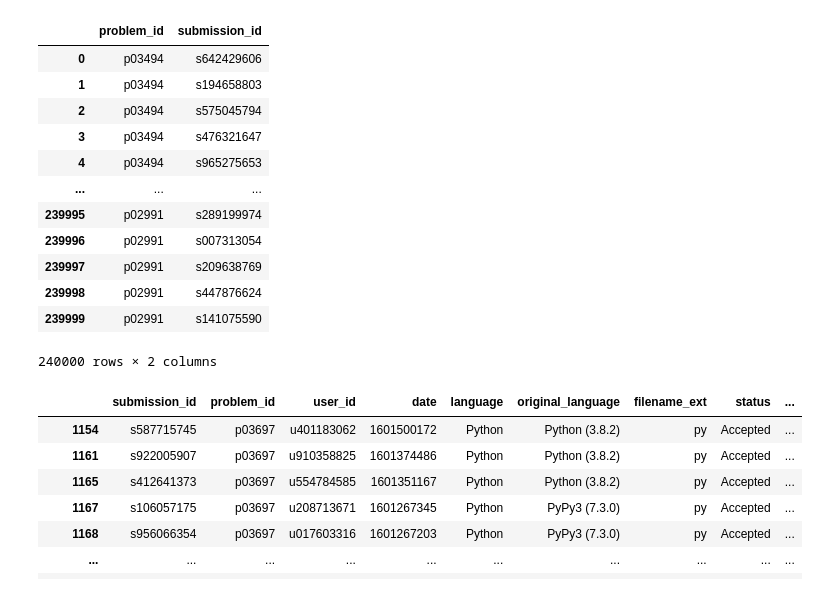
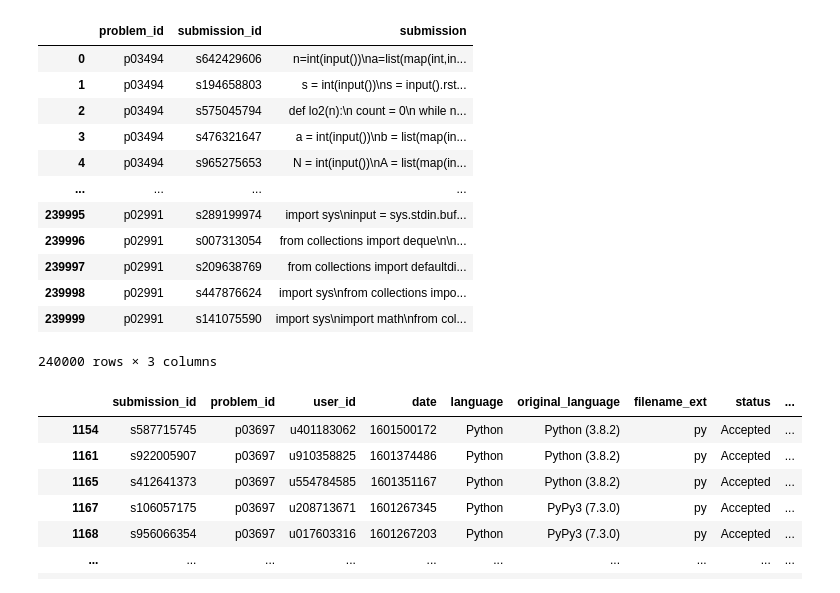
Before and after one commit to DiwanshuShekhar/codeQual, a Jupyter notebook: notebooks/codenet.ipynb, the cells around one changed output. Drawn from its saved outputs; the diff is of its cells as text; code cells hidden in the pictures.

```diff
--- a/notebooks/codenet.ipynb
+++ b/notebooks/codenet.ipynb
@@ -1,29 +1,33 @@
 # %%
 import os
 import pandas as pd
 py_800_dir = '../data/CodeNet/python_800'
 
+def read_file(file):
+    with open(file, 'r') as f:
+        return f.read()
+
 data = []
 for root, dirs, files in os.walk(py_800_dir):
     for file in files:
         if file.endswith(".py"):
-            data.append({'problem_id': root.split('/')[-1], 'submission_id': file.strip('.py')})
+            data.append({'problem_id': root.split('/')[-1], 'submission_id': file.strip('.py'), 'submission': read_file(os.path.join(root, file))})
 py800_df = pd.DataFrame(data)
 py800_df
 # %% [output]
-|  | problem_id | submission_id |
-| 0 | p03494 | s642429606 |
-| 1 | p03494 | s194658803 |
-| 2 | p03494 | s575045794 |
-| 3 | p03494 | s476321647 |
-| 4 | p03494 | s965275653 |
-| ... | ... | ... |
-| 239995 | p02991 | s289199974 |
-| 239996 | p02991 | s007313054 |
-| 239997 | p02991 | s209638769 |
-| 239998 | p02991 | s447876624 |
-| 239999 | p02991 | s141075590 |
+|  | problem_id | submission_id | submission |
+| 0 | p03494 | s642429606 | n=int(input())\na=list(map(int,in... |
+| 1 | p03494 | s194658803 | s = int(input())\ns = input().rst... |
+| 2 | p03494 | s575045794 | def lo2(n):\n count = 0\n while n... |
+| 3 | p03494 | s476321647 | a = int(input())\nb = list(map(in... |
+| 4 | p03494 | s965275653 | N = int(input())\nA = list(map(in... |
+| ... | ... | ... | ... |
+| 239995 | p02991 | s289199974 | import sys\ninput = sys.stdin.buf... |
+| 239996 | p02991 | s007313054 | from collections import deque\n\n... |
+| 239997 | p02991 | s209638769 | from collections import defaultdi... |
+| 239998 | p02991 | s447876624 | import sys\nfrom collections impo... |
+| 239999 | p02991 | s141075590 | import sys\nimport math\nfrom col... |
-240000 rows × 2 columns
+240000 rows × 3 columns
 # %%
 import pandas as pd
 import os
```
Also changed, not shown: parts of 3 cells of this notebook.
